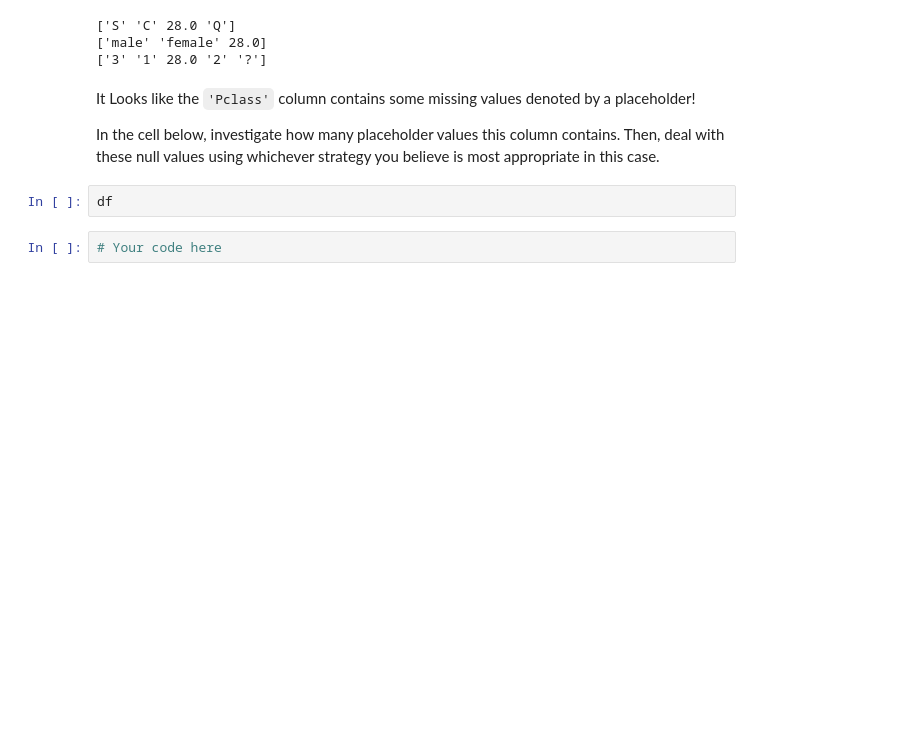
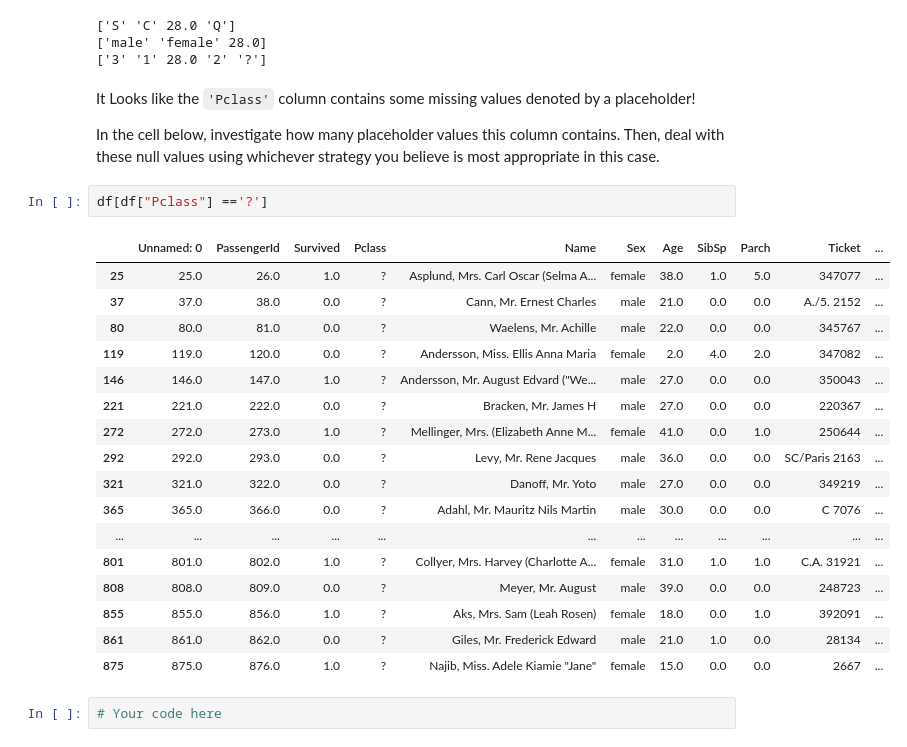
Before and after one commit to ortsed/dsc-dealing-missing-data-lab-dc-ds-career-042219, a Jupyter notebook: index.ipynb, the cells around one changed output. Drawn from its saved outputs; the diff is of its cells as text; blank space fills up the shorter version.

```diff
--- a/index.ipynb
+++ b/index.ipynb
@@ -196,7 +196,25 @@ It Looks like the `'Pclass'` column contains some missing values denoted by a pl
 
 In the cell below, investigate how many placeholder values this column contains.  Then, deal with these null values using whichever strategy you believe is most appropriate in this case.
 # %%
-df
+df[df["Pclass"] =='?']
+# %% [output]
+|  | Unnamed: 0 | PassengerId | Survived | Pclass | Name | Sex | Age | SibSp | Parch | Ticket | ... |
+| 25 | 25.0 | 26.0 | 1.0 | ? | Asplund, Mrs. Carl Oscar (Selma A... | female | 38.0 | 1.0 | 5.0 | 347077 | ... |
+| 37 | 37.0 | 38.0 | 0.0 | ? | Cann, Mr. Ernest Charles | male | 21.0 | 0.0 | 0.0 | A./5. 2152 | ... |
+| 80 | 80.0 | 81.0 | 0.0 | ? | Waelens, Mr. Achille | male | 22.0 | 0.0 | 0.0 | 345767 | ... |
+| 119 | 119.0 | 120.0 | 0.0 | ? | Andersson, Miss. Ellis Anna Maria | female | 2.0 | 4.0 | 2.0 | 347082 | ... |
+| 146 | 146.0 | 147.0 | 1.0 | ? | Andersson, Mr. August Edvard ("We... | male | 27.0 | 0.0 | 0.0 | 350043 | ... |
+| 221 | 221.0 | 222.0 | 0.0 | ? | Bracken, Mr. James H | male | 27.0 | 0.0 | 0.0 | 220367 | ... |
+| 272 | 272.0 | 273.0 | 1.0 | ? | Mellinger, Mrs. (Elizabeth Anne M... | female | 41.0 | 0.0 | 1.0 | 250644 | ... |
+| 292 | 292.0 | 293.0 | 0.0 | ? | Levy, Mr. Rene Jacques | male | 36.0 | 0.0 | 0.0 | SC/Paris 2163 | ... |
+| 321 | 321.0 | 322.0 | 0.0 | ? | Danoff, Mr. Yoto | male | 27.0 | 0.0 | 0.0 | 349219 | ... |
+| 365 | 365.0 | 366.0 | 0.0 | ? | Adahl, Mr. Mauritz Nils Martin | male | 30.0 | 0.0 | 0.0 | C 7076 | ... |
+| ... | ... | ... | ... | ... | ... | ... | ... | ... | ... | ... | ... |
+| 801 | 801.0 | 802.0 | 1.0 | ? | Collyer, Mrs. Harvey (Charlotte A... | female | 31.0 | 1.0 | 1.0 | C.A. 31921 | ... |
+| 808 | 808.0 | 809.0 | 0.0 | ? | Meyer, Mr. August | male | 39.0 | 0.0 | 0.0 | 248723 | ... |
+| 855 | 855.0 | 856.0 | 1.0 | ? | Aks, Mrs. Sam (Leah Rosen) | female | 18.0 | 0.0 | 1.0 | 392091 | ... |
+| 861 | 861.0 | 862.0 | 0.0 | ? | Giles, Mr. Frederick Edward | male | 21.0 | 1.0 | 0.0 | 28134 | ... |
+| 875 | 875.0 | 876.0 | 1.0 | ? | Najib, Miss. Adele Kiamie "Jane" | female | 15.0 | 0.0 | 0.0 | 2667 | ... |
 # %%
 # Your code here
 # %% [markdown]
```
